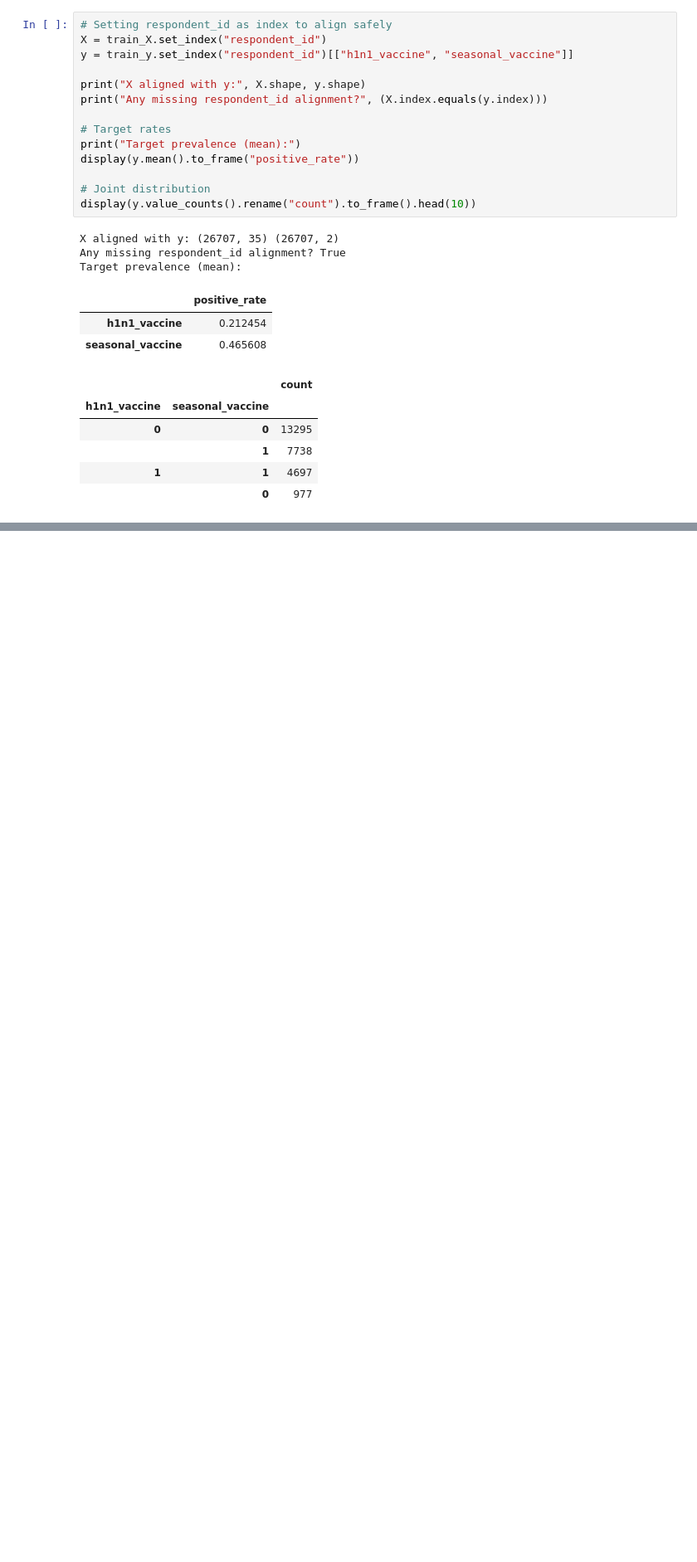
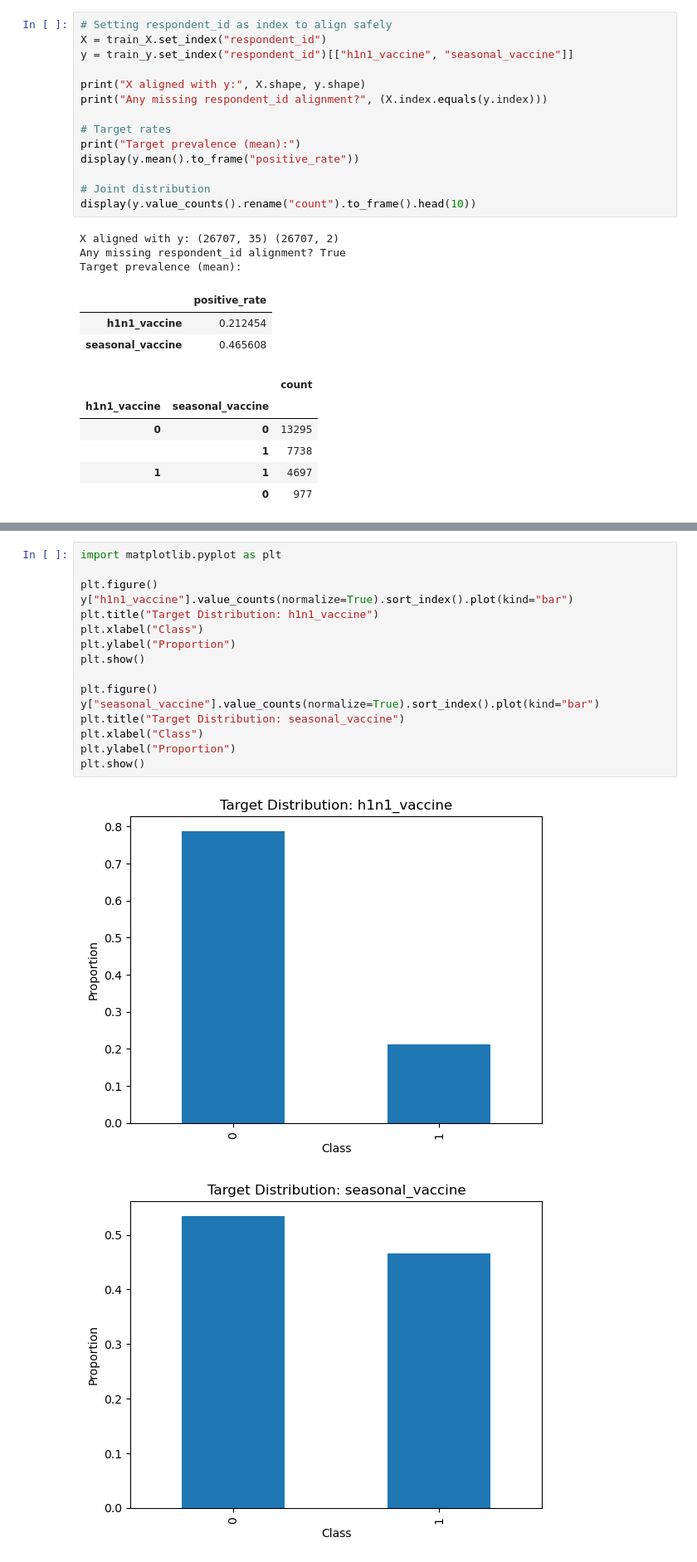
Before and after one commit to winniekimmich/machine-learning-project, a Jupyter notebook: ml.ipynb, the cells around one changed output, grey strips where cells are left out. Shown at 83% size. Saved outputs shown, nothing was run; the diff lists cells and outputs as text; blank space fills up the shorter version.

```diff
--- a/ml.ipynb
+++ b/ml.ipynb
@@ -61,0 +158,19 @@ Target prevalence (mean):
+# %%
+import matplotlib.pyplot as plt
+
+plt.figure()
+y["h1n1_vaccine"].value_counts(normalize=True).sort_index().plot(kind="bar")
+plt.title("Target Distribution: h1n1_vaccine")
+plt.xlabel("Class")
+plt.ylabel("Proportion")
+plt.show()
+
+plt.figure()
+y["seasonal_vaccine"].value_counts(normalize=True).sort_index().plot(kind="bar")
+plt.title("Target Distribution: seasonal_vaccine")
+plt.xlabel("Class")
+plt.ylabel("Proportion")
+plt.show()
+# %% [output]
+[figure, added]
+[figure, added]
```
Also changed, not shown: parts of 26 cells of this notebook.
